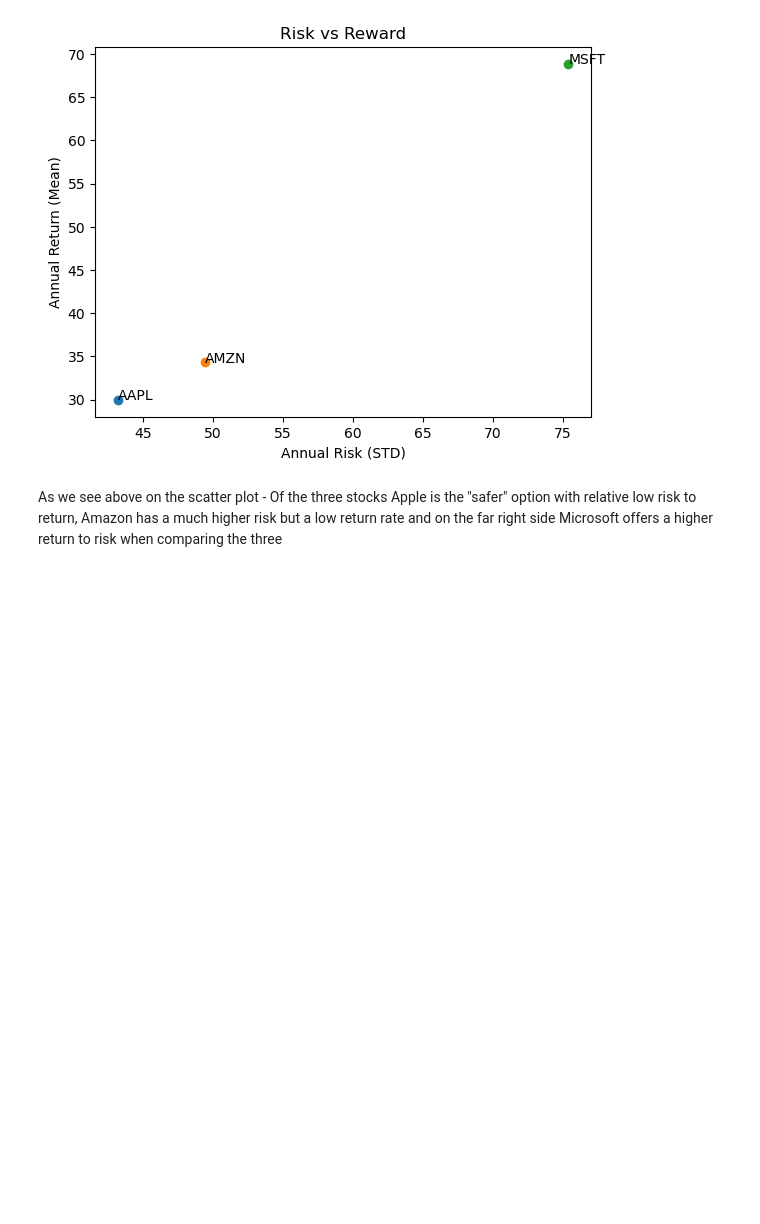
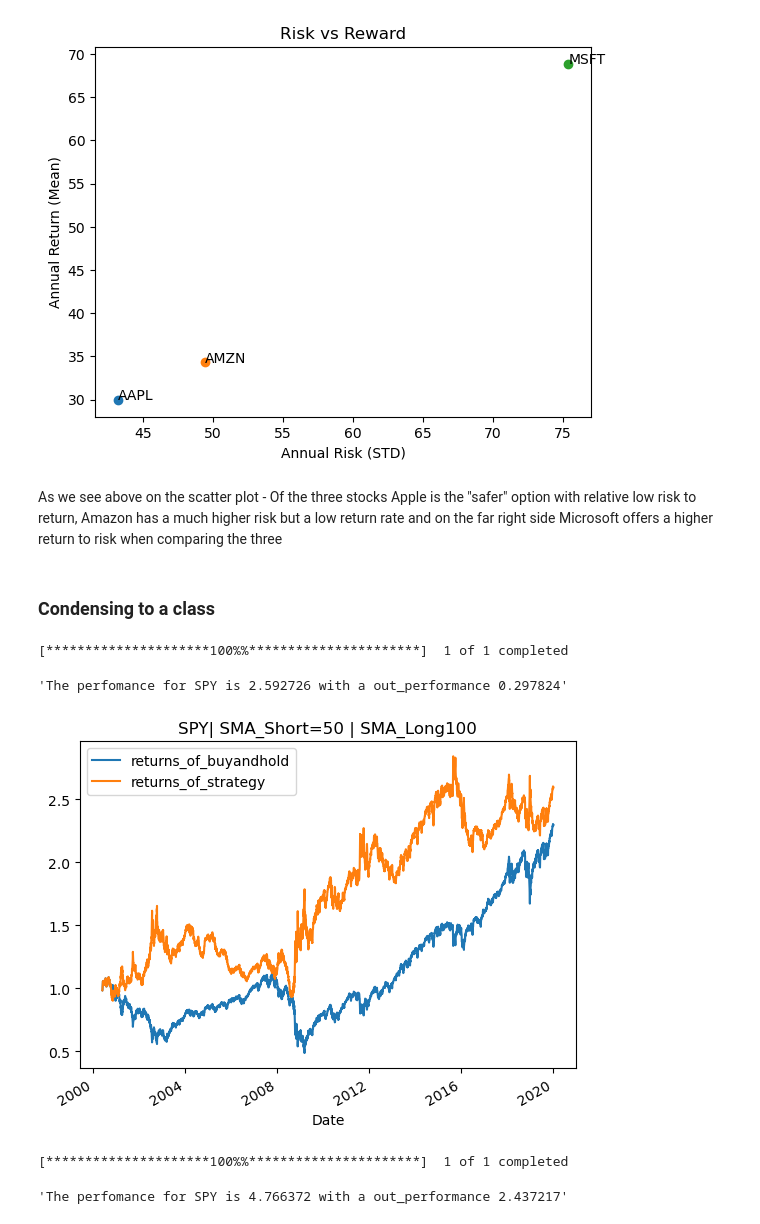
Before and after one commit to a-alejo/SP500-Stock-Analysis, a Jupyter notebook: SP500-Stock-Analysis.ipynb, the cells around one changed output. Saved outputs shown, nothing was run; the diff lists cells and outputs as text; code cells hidden in the pictures; blank space fills up the shorter version.

```diff
--- a/SP500-Stock-Analysis.ipynb
+++ b/SP500-Stock-Analysis.ipynb
@@ -273,3 +273,5 @@ Text(0.5, 1.0, 'Risk vs Reward')
 [figure]
 # %% [markdown]
 As we see above on the scatter plot - Of the three stocks Apple is the "safer" option with relative low risk to return, Amazon has a much higher risk but a low return rate and on the far right side Microsoft offers a higher return to risk when comparing the three
+# %% [markdown]
+### Condensing to a class
@@ -275,0 +319,16 @@ As we see above on the scatter plot - Of the three stocks Apple is the "safer" o
+# %%
+test = SMABackTester('SPY', 50, 100, '2000-01-01', '2020-01-01')
+test.test_results()
+# %% [output]
+[*********************100%%**********************]  1 of 1 completed
+'The perfomance for SPY is 2.592726 with a out_performance 0.297824'
+# %%
+test.plot_results()
+# %% [output]
+[figure, added]
+# %%
+test2 = SMABackTester('SPY', 50, 200, '2000-01-01', '2020-01-01')
+test2.test_results()
+# %% [output]
+[*********************100%%**********************]  1 of 1 completed
+'The perfomance for SPY is 4.766372 with a out_performance 2.437217'
```
Also changed, not shown: parts of 7 cells of this notebook.
